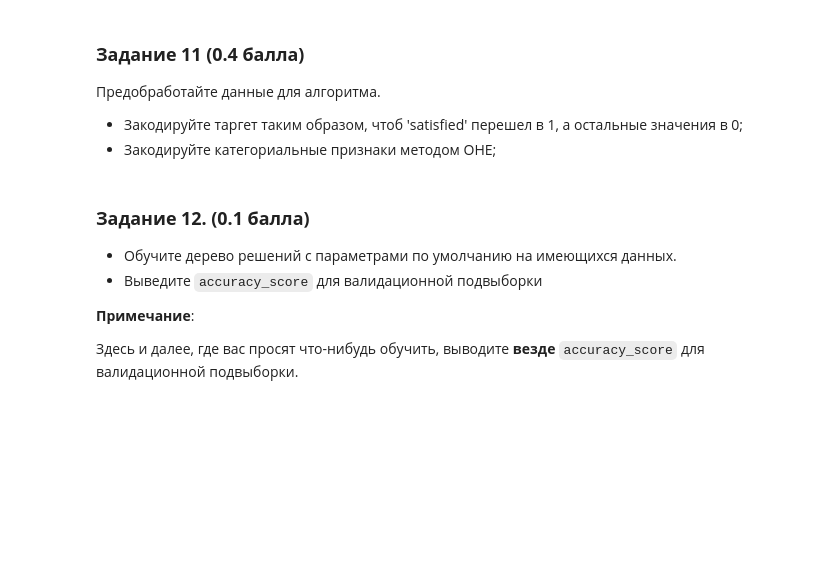
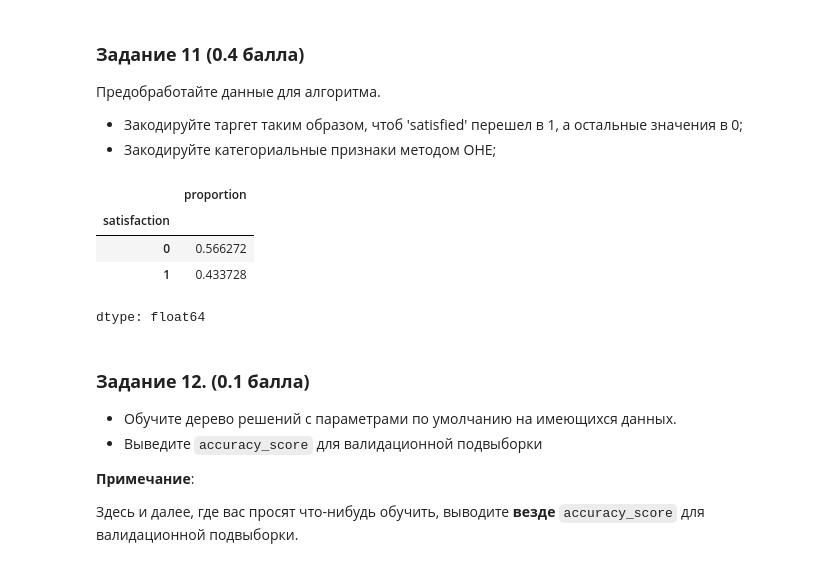
Before and after one commit to VladislavTokarev02/AI_ML_homework, a Jupyter notebook: Hometasks/Base/AI_HW4_woodenML_base.ipynb, the cells around one changed output. Cells and saved outputs as stored; diff of their text form; code cells hidden in the pictures; blank space fills up the shorter version.

```diff
--- a/Hometasks/Base/AI_HW4_woodenML_base.ipynb
+++ b/Hometasks/Base/AI_HW4_woodenML_base.ipynb
@@ -597,6 +595,16 @@ plt.show()
 Предобработайте данные для алгоритма.
 - Закодируйте таргет таким образом, чтоб 'satisfied' перешел в 1, а остальные значения в 0;
 - Закодируйте категориальные признаки методом OHE;
+# %%
+y_train = y_train_series
+y_train = y_train.apply(lambda x: 1 if x == 'satisfied' else 0)
+y_train.value_counts(normalize = True)
+# %% [output]
+|  | proportion |
+| satisfaction |  |
+| 0 | 0.566272 |
+| 1 | 0.433728 |
+dtype: float64
 # %% [markdown]
 ### **Задание 12. (0.1 балла)**
 
```
Also changed, not shown: parts of 1 cell of this notebook.
